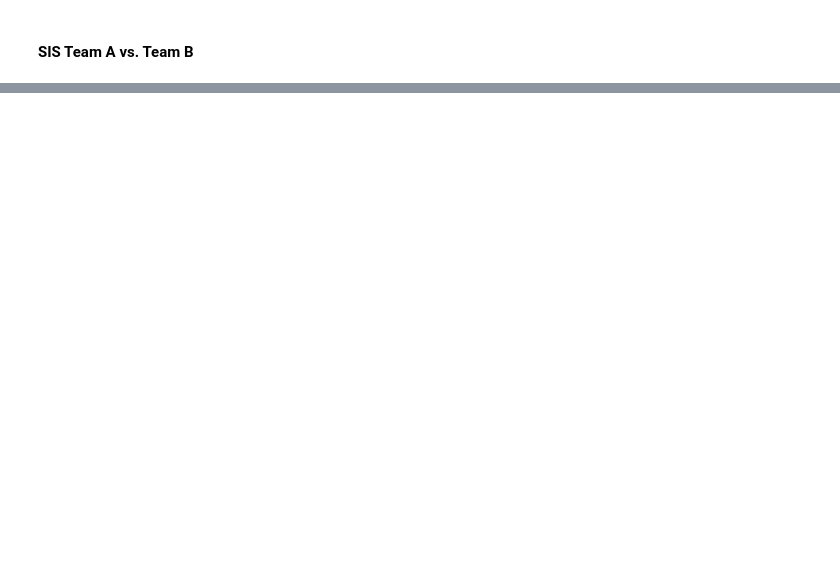
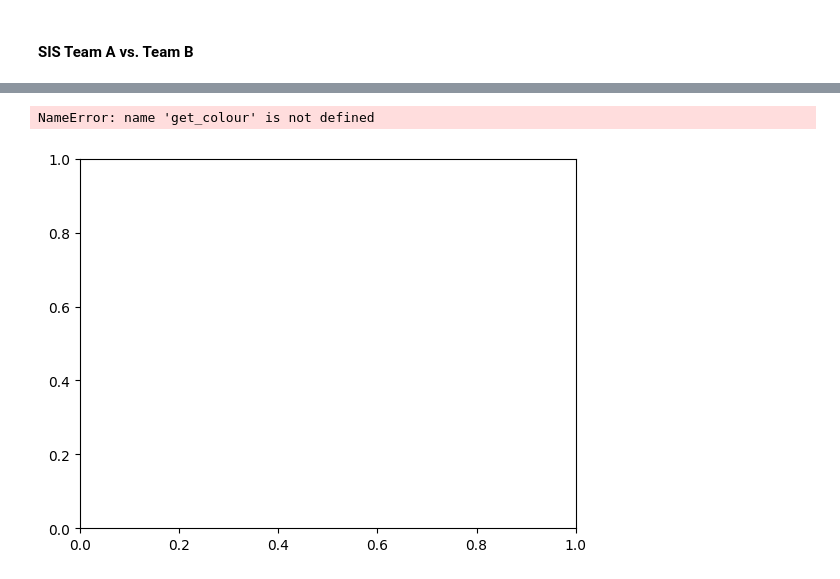
Before and after one commit to arnoldram/dataunionsihf, a Jupyter notebook: showcase_plots_martin.ipynb, the cells around one changed output, grey strips where cells are left out. Cells and saved outputs as stored; diff of their text form; code cells hidden in the pictures; blank space fills up the shorter version.

```diff
--- a/showcase_plots_martin.ipynb
+++ b/showcase_plots_martin.ipynb
@@ -186,0 +354,11 @@ Shift Intensities using elbow method
+# %%
+# Plot SIS for Team A
+plot_SIS(df_filtered1,
+         0,
+         10,
+         team_name="Team A",
+         file_name_raw_data=file_name
+         )
+# %% [output]
+NameError: name 'get_colour' is not defined
+[figure, added]
```
Also changed, not shown: parts of 23 cells of this notebook.
